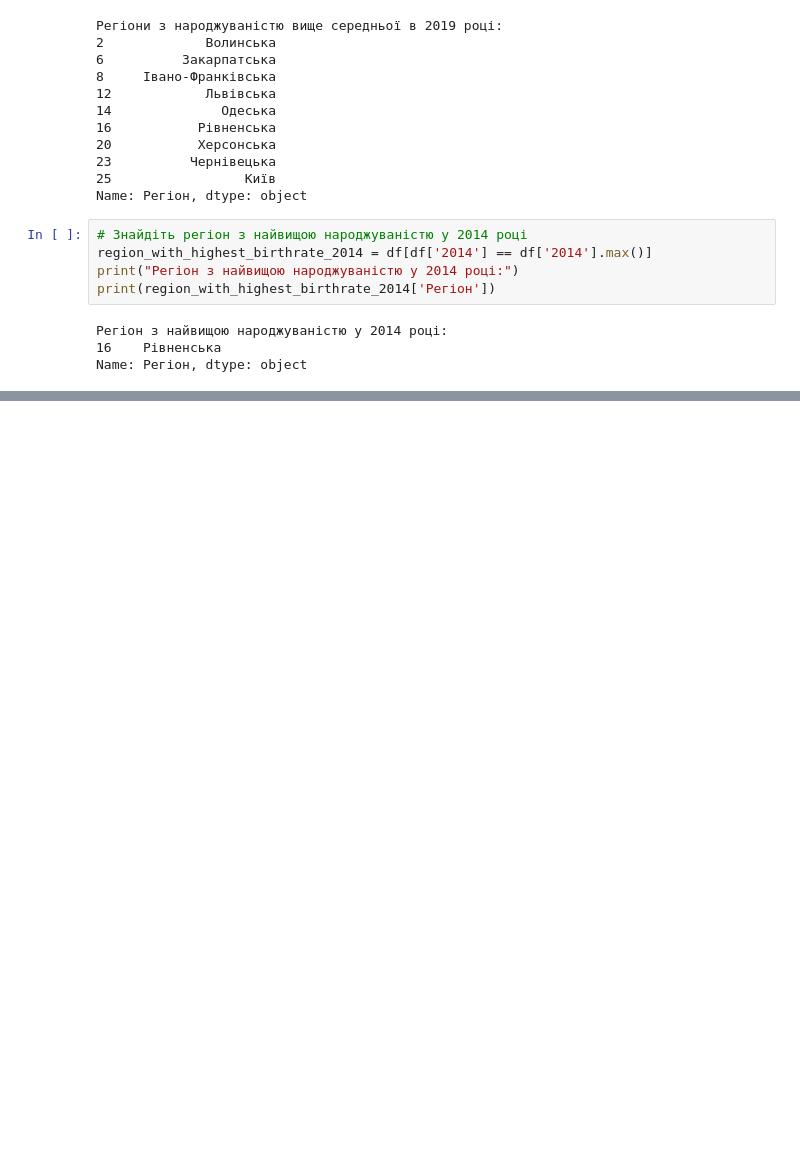
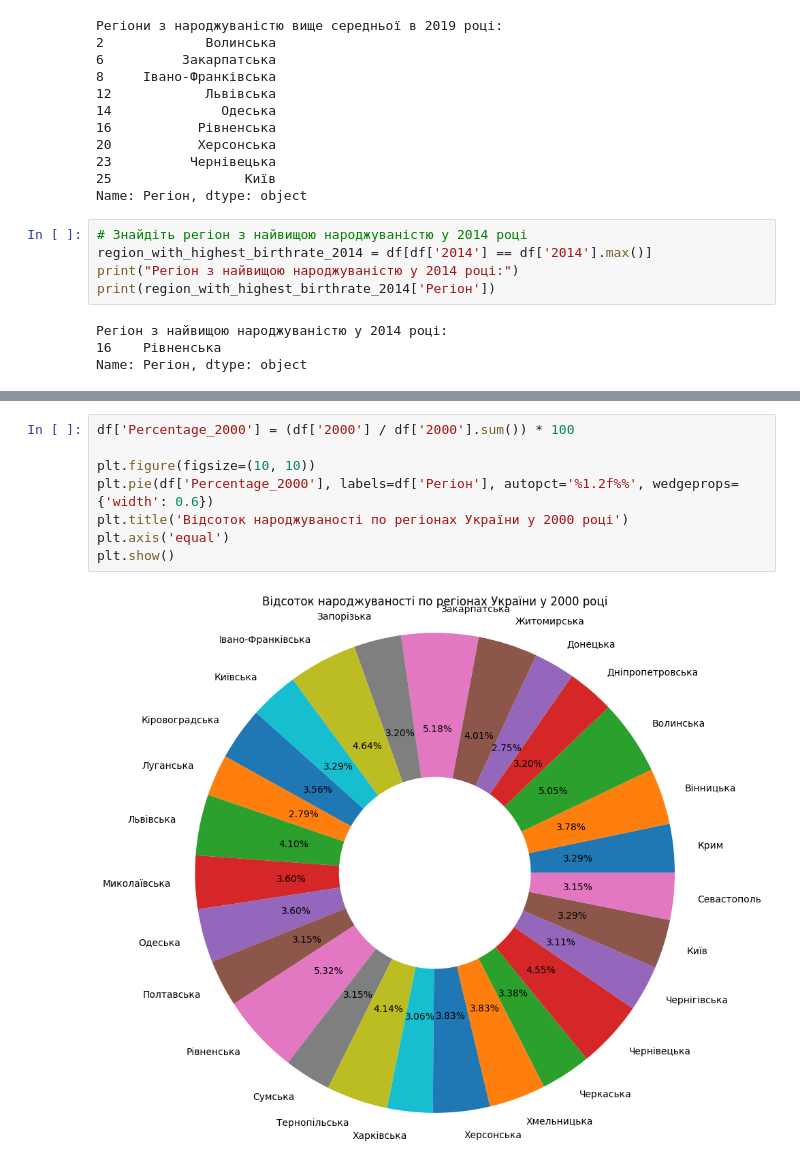
Before and after one commit to Taras55001/DC_HW2, a Jupyter notebook: Hw2.1.ipynb, the cells around one changed output, grey strips where cells are left out. Saved outputs shown, nothing was run; the diff lists cells and outputs as text; blank space fills up the shorter version.

```diff
--- a/Hw2.1.ipynb
+++ b/Hw2.1.ipynb
@@ -129,0 +149,10 @@ plt.show()
+# %%
+df['Percentage_2000'] = (df['2000'] / df['2000'].sum()) * 100
+
+plt.figure(figsize=(10, 10))
+plt.pie(df['Percentage_2000'], labels=df['Регіон'], autopct='%1.2f%%', wedgeprops={'width': 0.6})
+plt.title('Відсоток народжуваності по регіонах України у 2000 році')
+plt.axis('equal')
+plt.show()
+# %% [output]
+[figure, added]
```
Also changed, not shown: parts of 3 cells of this notebook, 2 other files.
